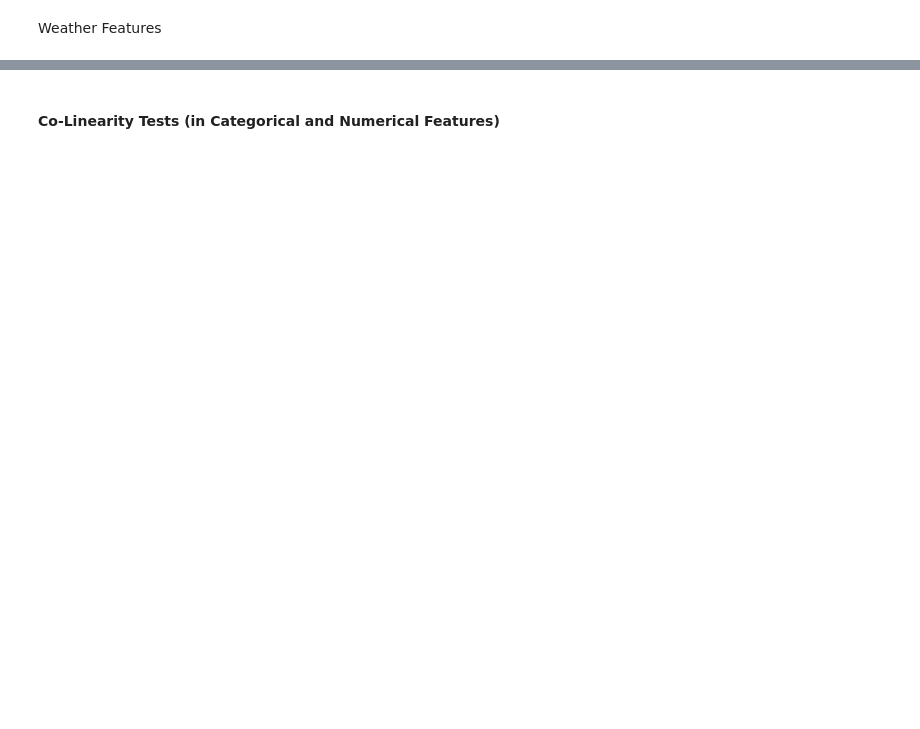
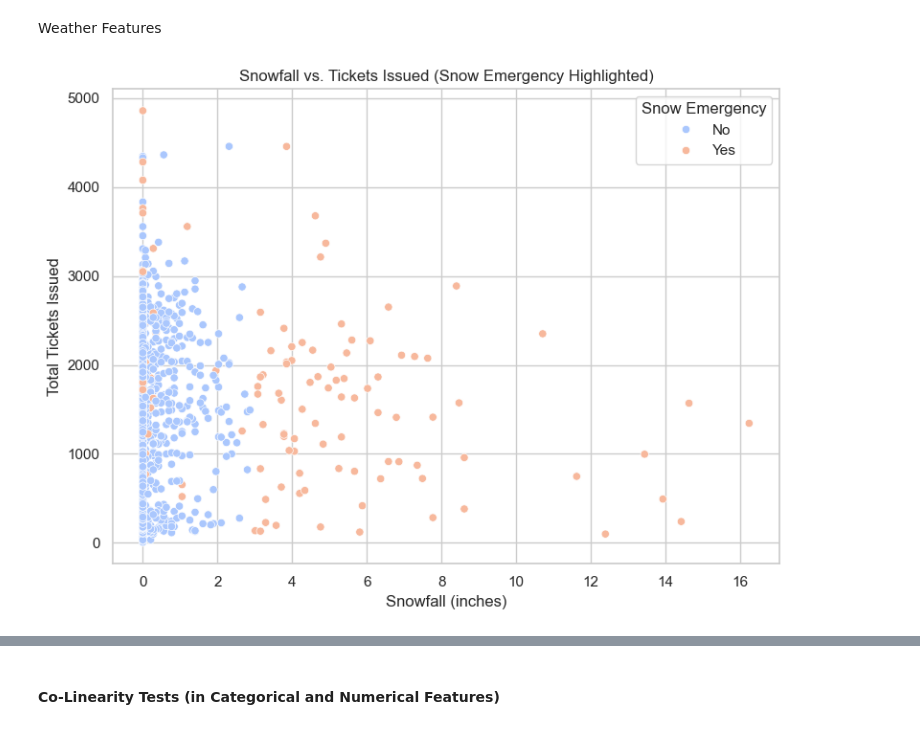
Before and after one commit to johneckberg/Milwaukee-Ticket-Data-Analysis, a Jupyter notebook: parking_final_project.ipynb, the cells around one changed output, grey strips where cells are left out. Saved outputs shown, nothing was run; the diff lists cells and outputs as text; code cells hidden in the pictures; blank space fills up the shorter version.

Commit message:
added vis and analysis of weather variables, updated regression notes

```diff
--- a/parking_final_project.ipynb
+++ b/parking_final_project.ipynb
@@ -379,2 +384,92 @@ plt.show()
 # %% [markdown]
 Weather Features
+# %%
+# Weather and tickets issued: separate plots
+import matplotlib.pyplot as plt
+import seaborn as sns
+
+daily_summary_df = daily_summary_df.copy()
+daily_summary_df["snow_emergency_label"] = daily_summary_df["is_snow_emergency"].map({0: "No", 1: "Yes"})
+
+# snowfall vs. tickets issued colored by snow emergency
+plt.figure(figsize=(8, 6))
+sns.scatterplot(
+    data=daily_summary_df,
+    x="snowfall",
+    y="total_tickets",
+    hue="snow_emergency_label",
+    palette="coolwarm"
+)
+plt.title("Snowfall vs. Tickets Issued (Snow Emergency Highlighted)")
+plt.xlabel("Snowfall (inches)")
+plt.ylabel("Total Tickets Issued")
+plt.legend(title="Snow Emergency")
+plt.tight_layout()
+plt.show()
+
+# precipitation vs. tickets issued
+plt.figure(figsize=(8, 6))
+sns.scatterplot(
+    data=daily_summary_df,
+    x="precipitation",
+    y="total_tickets"
+)
+plt.title("Precipitation vs. Tickets Issued")
+plt.xlabel("Precipitation (inches)")
+plt.ylabel("Total Tickets Issued")
+plt.tight_layout()
+plt.show()
+
+# Min temp vs. tickets issued
+plt.figure(figsize=(8, 6))
+sns.scatterplot(
+    data=daily_summary_df,
+    x="min_temp",
+    y="total_tickets"
+)
+plt.title("Min Temperature vs. Tickets Issued")
+plt.xlabel("Min Temperature (°F)")
+plt.ylabel("Total Tickets Issued")
+plt.tight_layout()
+plt.show()
+
+# Max temp vs. tickets issued
+plt.figure(figsize=(8, 6))
+sns.scatterplot(
+    data=daily_summary_df,
+    x="max_temp",
+    y="total_tickets"
+)
+plt.title("Max Temperature vs. Tickets Issued")
+plt.xlabel("Max Temperature (°F)")
+plt.ylabel("Total Tickets Issued")
+plt.tight_layout()
+plt.show()
+
+# is_snow_emergency vs. tickets issued
+plt.figure(figsize=(8, 6))
+sns.boxplot(
+    data=daily_summary_df,
+    x="is_snow_emergency",
+    y="total_tickets"
+)
+plt.title("Tickets Issued on Snow Emergency vs. Non-Snow Emergency Days")
+plt.xlabel("Snow Emergency (0 = No, 1 = Yes)")
+plt.ylabel("Total Tickets Issued")
+plt.tight_layout()
+plt.show()
+
+# is_heavy_rain vs. tickets issued
+plt.figure(figsize=(8, 6))
+sns.boxplot(
+    data=daily_summary_df,
+    x="is_heavy_rain",
+    y="total_tickets"
+)
+plt.title("Tickets Issued on Heavy Rain vs. Non-Heavy Rain Days")
+plt.xlabel("Heavy Rain (0 = No, 1 = Yes)")
+plt.ylabel("Total Tickets Issued")
+plt.tight_layout()
+plt.show()
+# %% [output]
+[figure, added]
```
Also changed, not shown: parts of 11 cells of this notebook, 1 other file.
